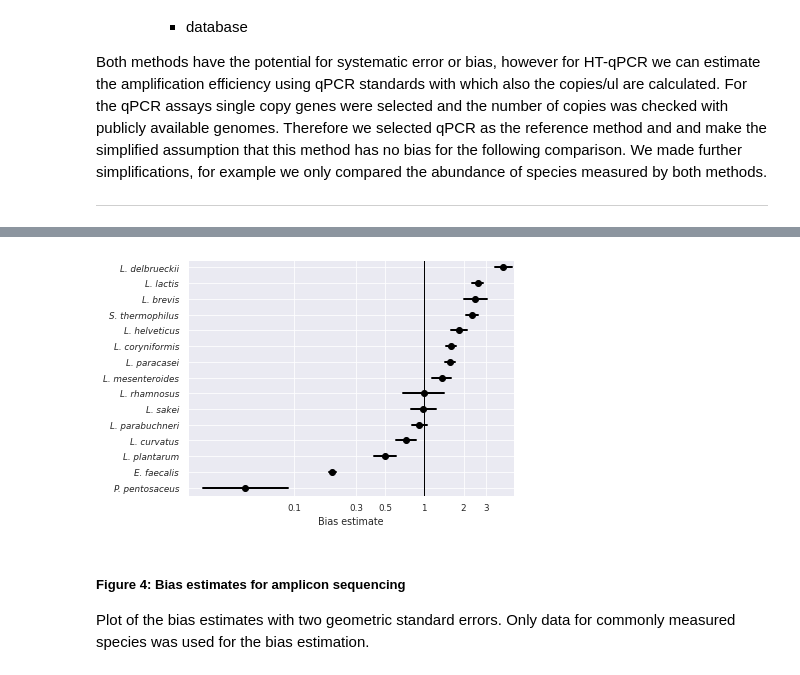
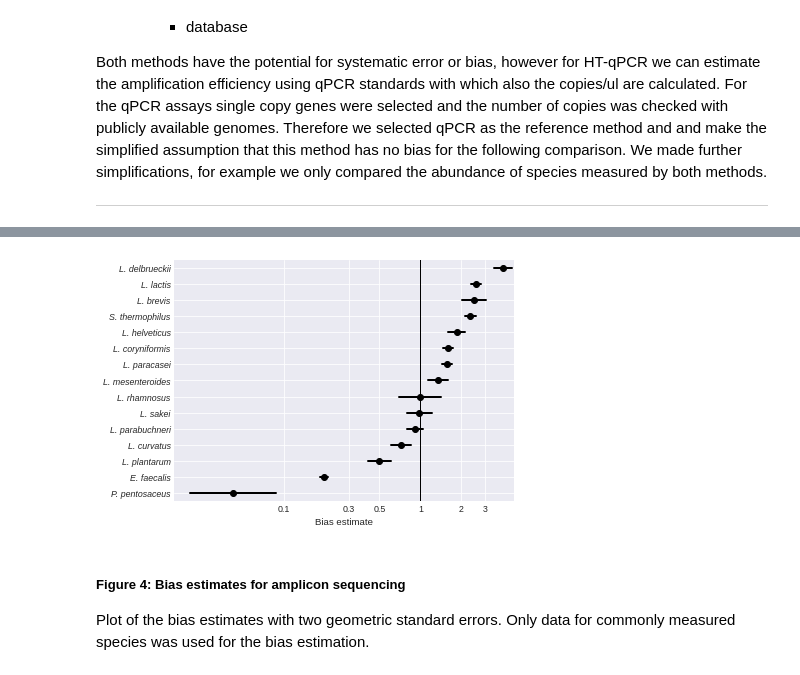
Before and after one commit to biologger/htqpcr_ngs_data, a Jupyter notebook: htqpcr_ngs_comparison_R.ipynb, the cells around one changed output, grey strips where cells are left out. Drawn from its saved outputs; the diff is of its cells as text; code cells hidden in the pictures.

Commit message:
old figure pattern

```diff
--- a/htqpcr_ngs_comparison_R.ipynb
+++ b/htqpcr_ngs_comparison_R.ipynb
@@ -708,20 +712,21 @@ Geometric standard error estimated from 1000 bootstrap replicates.
 # %%
 biasdf = bias_table.copy()
 biasdf["errorbar_min"] = biasdf["estimate"] / (biasdf["gm_se"] ** 2)
 biasdf["errorbar_max"] = biasdf["estimate"] * (biasdf["gm_se"] ** 2)
-with sns.axes_style("darkgrid"):
-    f, ax = plt.subplots(figsize=(6, 4))
-    pf.bias_plot(biasdf, ax=ax, colors=["black"])
-    ax.set_xticks([0.1, 0.3, 0.5, 1, 2, 3])
-    ax.set_xticklabels([0.1, 0.3, 0.5, 1, 2, 3])
-    ylim = ax.get_ylim()
-    ax.grid("on")
-    ax.set_ylim(0.5, 15.5)
+#with sns.axes_style("darkgrid"):
+plt.style.use('seaborn-darkgrid')
+f, ax = plt.subplots(figsize=(6, 4))
+pf.bias_plot(biasdf, ax=ax, colors=["black"])
+ax.set_xticks([0.1, 0.3, 0.5, 1, 2, 3])
+ax.set_xticklabels([0.1, 0.3, 0.5, 1, 2, 3])
+ylim = ax.get_ylim()
+ax.grid("on")
+ax.set_ylim(0.5, 15.5)
 
 save_to = os.path.join(figures_dir, "Figure_4.png")
 plt.savefig(save_to, dpi=600, bbox_inches='tight')
 # %% [output]
-[figure, old version]
+[figure, new version]
 # %% [markdown]
 ##### Figure 4: Bias estimates for amplicon sequencing
 Plot of the bias estimates with two geometric standard errors. Only data for commonly measured species was used for the bias estimation.
```
Also changed, not shown: parts of 7 cells of this notebook.
